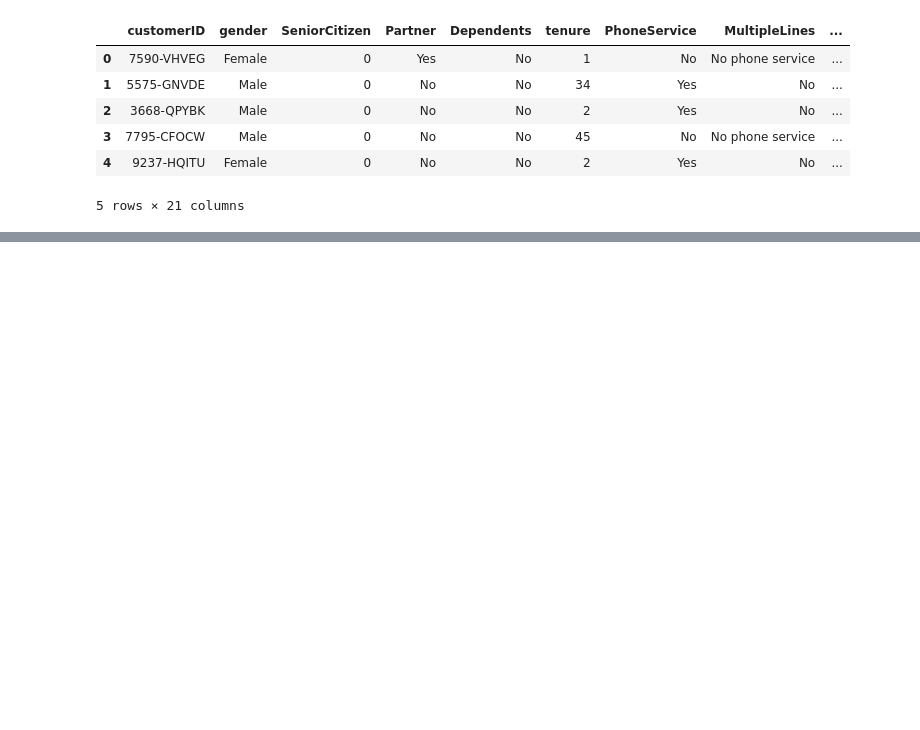
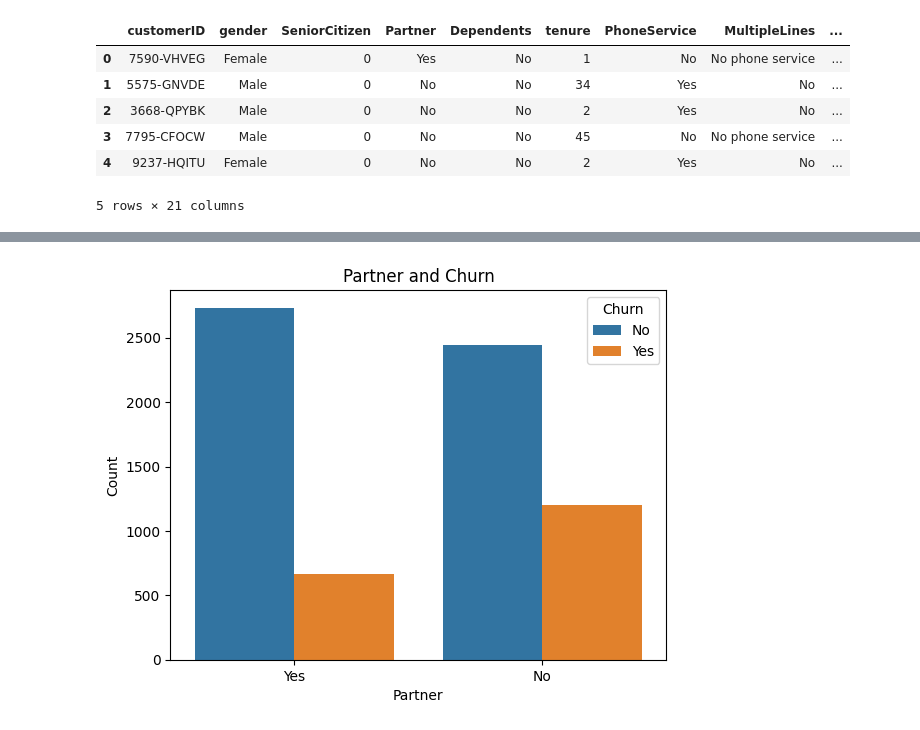
Before and after one commit to yushi2006/Telco-Churn-Broadcasting, a Jupyter notebook: notebooks/EDA.ipynb, the cells around one changed output, grey strips where cells are left out. Saved outputs shown, nothing was run; the diff lists cells and outputs as text; code cells hidden in the pictures; blank space fills up the shorter version.

```diff
--- a/notebooks/EDA.ipynb
+++ b/notebooks/EDA.ipynb
@@ -50,0 +125,11 @@ df.describe()
+# %%
+# Now we find out that there is very low corelation between the gender and churn
+# Now we find out is there a corelation between partner and churn
+sns.countplot(data=df, x="Partner", hue="Churn")
+plt.xlabel("Partner")
+plt.ylabel("Count")
+plt.title("Partner and Churn")
+plt.savefig("../figures/partner_churn.png")
+plt.show()
+# %% [output]
+[figure, added]
```
Also changed, not shown: parts of 12 cells of this notebook, 10 other files.
